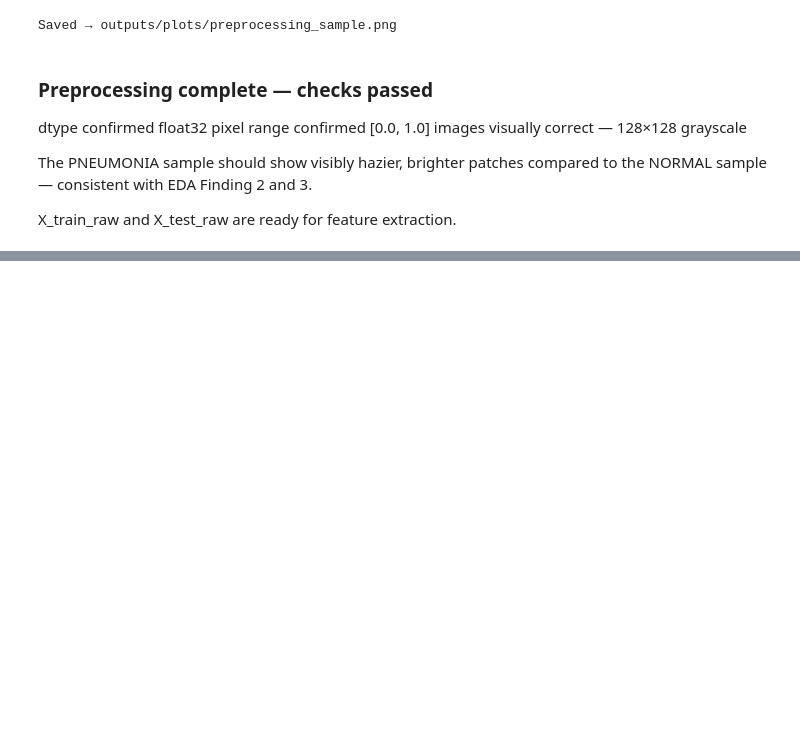
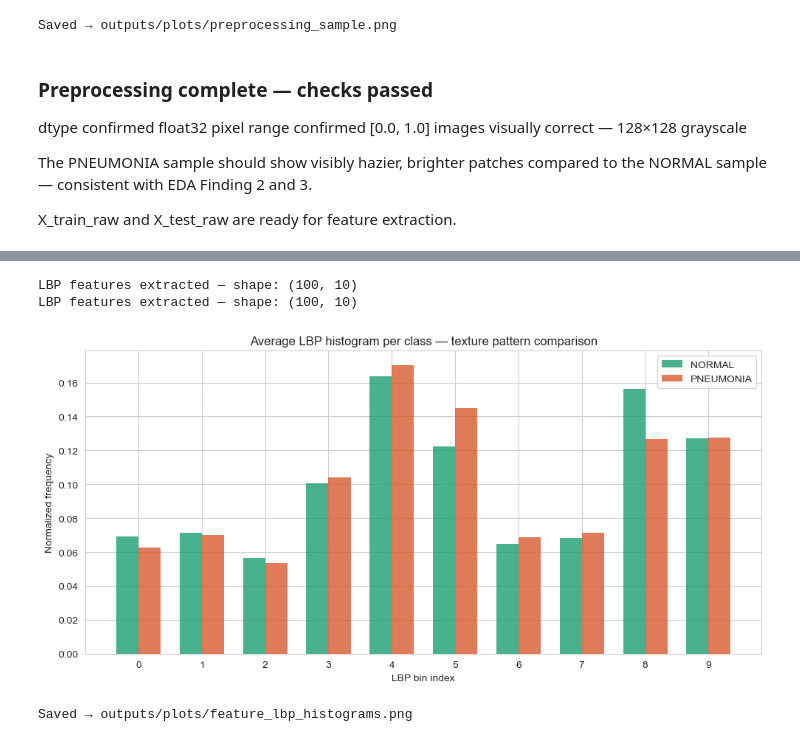
Before and after one commit to Dibya-z/Robust-Medical-Vision, a Jupyter notebook: notebooks/notebook_01_baseline.ipynb, the cells around one changed output, grey strips where cells are left out. Drawn from its saved outputs; the diff is of its cells as text; code cells hidden in the pictures; blank space fills up the shorter version.

```diff
--- a/notebooks/notebook_01_baseline.ipynb
+++ b/notebooks/notebook_01_baseline.ipynb
@@ -464,0 +592,38 @@ X_train_raw and X_test_raw are ready for feature extraction.
+# %%
+sns.set_style('whitegrid')
+
+N_SAMPLES = 100
+
+normal_idx_all    = np.where(y_train == 0)[0][:N_SAMPLES]
+pneumonia_idx_all = np.where(y_train == 1)[0][:N_SAMPLES]
+
+lbp_normal    = extract_lbp(X_train_raw[normal_idx_all])
+lbp_pneumonia = extract_lbp(X_train_raw[pneumonia_idx_all])
+
+mean_normal    = lbp_normal.mean(axis=0)
+mean_pneumonia = lbp_pneumonia.mean(axis=0)
+
+x = np.arange(len(mean_normal))
+width = 0.35
+
+fig, ax = plt.subplots(figsize=(10, 5))
+ax.bar(x - width/2, mean_normal,    width, label='NORMAL',
+       color='#1D9E75', alpha=0.8, edgecolor='none')
+ax.bar(x + width/2, mean_pneumonia, width, label='PNEUMONIA',
+       color='#D85A30', alpha=0.8, edgecolor='none')
+
+ax.set_xlabel('LBP bin index')
+ax.set_ylabel('Normalized frequency')
+ax.set_title('Average LBP histogram per class — texture pattern comparison')
+ax.set_xticks(x)
+ax.legend()
+plt.tight_layout()
+plt.savefig(f'{OUTPUT_PLOTS}/feature_lbp_histograms.png',
+            dpi=150, bbox_inches='tight')
+plt.show()
+print("Saved → outputs/plots/feature_lbp_histograms.png")
+# %% [output]
+LBP features extracted — shape: (100, 10)
+LBP features extracted — shape: (100, 10)
+[figure, added]
+Saved → outputs/plots/feature_lbp_histograms.png
```
Also changed, not shown: parts of 7 cells of this notebook, 1 other file.
